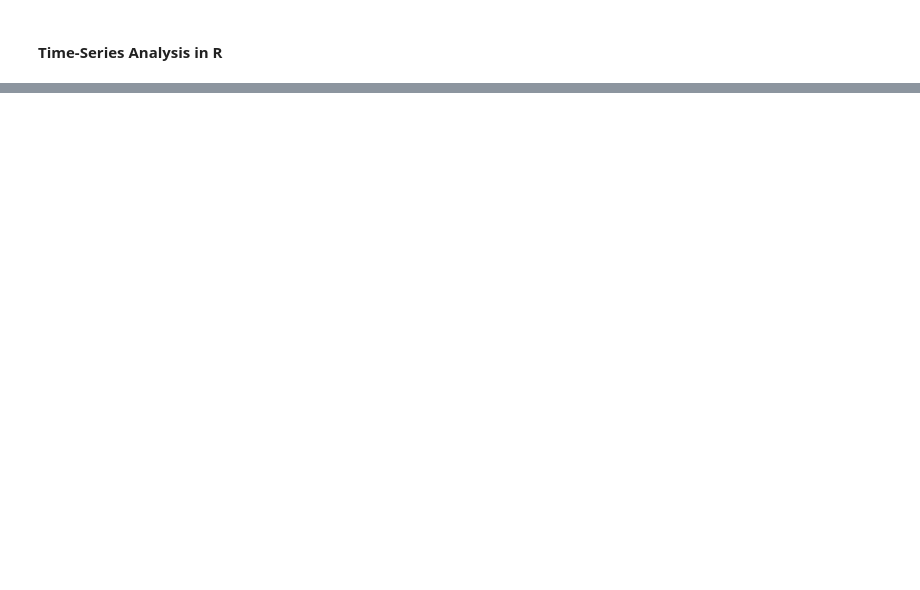
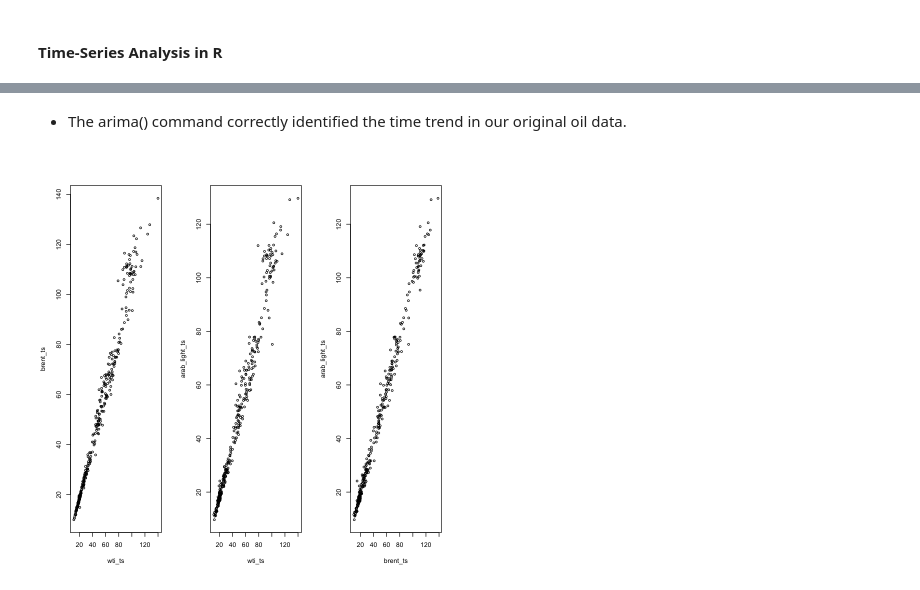
Before and after one commit to OlegRyzhkov2020/oil-project, a Jupyter notebook: analysis_in_R/quandl_oil.ipynb, the cells around one changed output, grey strips where cells are left out. Cells and saved outputs as stored; diff of their text form; code cells hidden in the pictures; blank space fills up the shorter version.

```diff
--- a/analysis_in_R/quandl_oil.ipynb
+++ b/analysis_in_R/quandl_oil.ipynb
@@ -285,0 +383,9 @@ A data.frame: 3 × 5
+# %% [markdown]
+* The arima() command correctly identified the time trend in our original oil data.
+# %%
+par(mfrow=c(1,3))
+plot(wti_ts, brent_ts)
+plot(wti_ts, arab_light_ts)
+plot(brent_ts, arab_light_ts)
+# %% [output]
+[figure, added]
```
Also changed, not shown: parts of 31 cells of this notebook.
